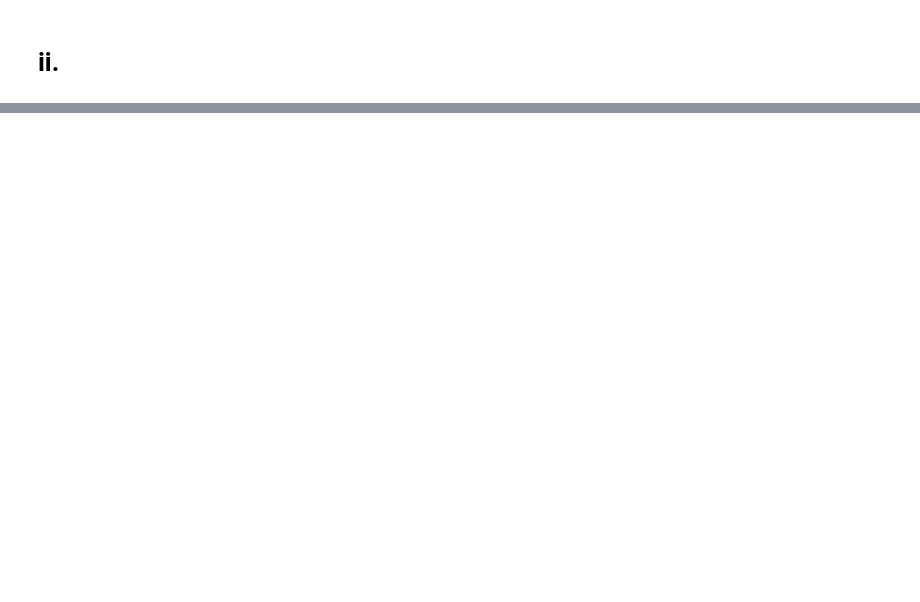
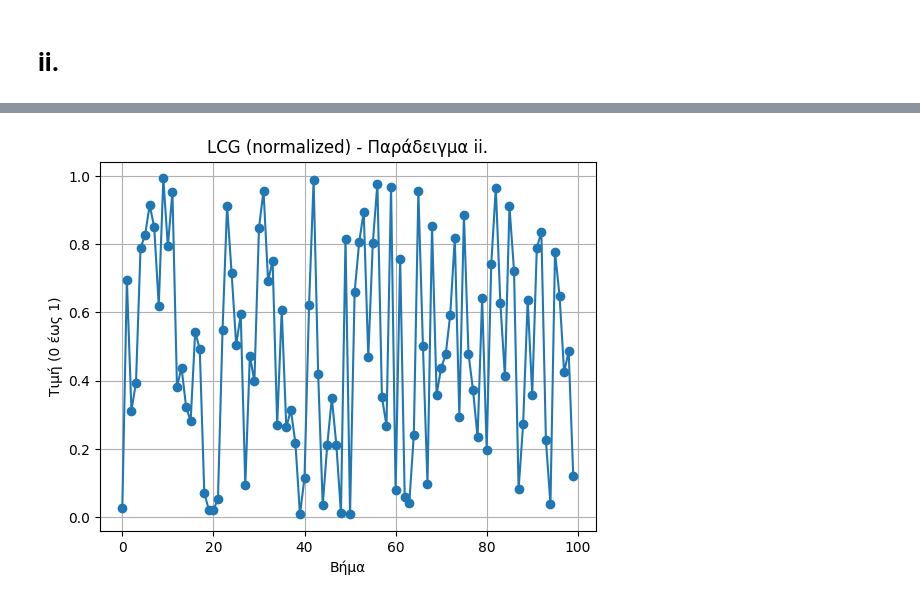
Before and after one commit to costpetrides/Computational-Physics, a Jupyter notebook: Random Numbers Gen./2.ipynb, the cells around one changed output, grey strips where cells are left out. Cells and saved outputs as stored; diff of their text form; code cells hidden in the pictures; blank space fills up the shorter version.

```diff
--- a/Random Numbers Gen./2.ipynb
+++ b/Random Numbers Gen./2.ipynb
@@ -42,0 +56,11 @@ plt.show()
+# %%
+normalized_numbers = [num / m for num in numbers]
+
+plt.plot(normalized_numbers, marker='o')
+plt.title('LCG (normalized) - Παράδειγμα ii.')
+plt.xlabel('Βήμα')
+plt.ylabel('Τιμή (0 έως 1)')
+plt.grid(True)
+plt.show()
+# %% [output]
+[figure, added]
```
Also changed, not shown: parts of 3 cells of this notebook.
